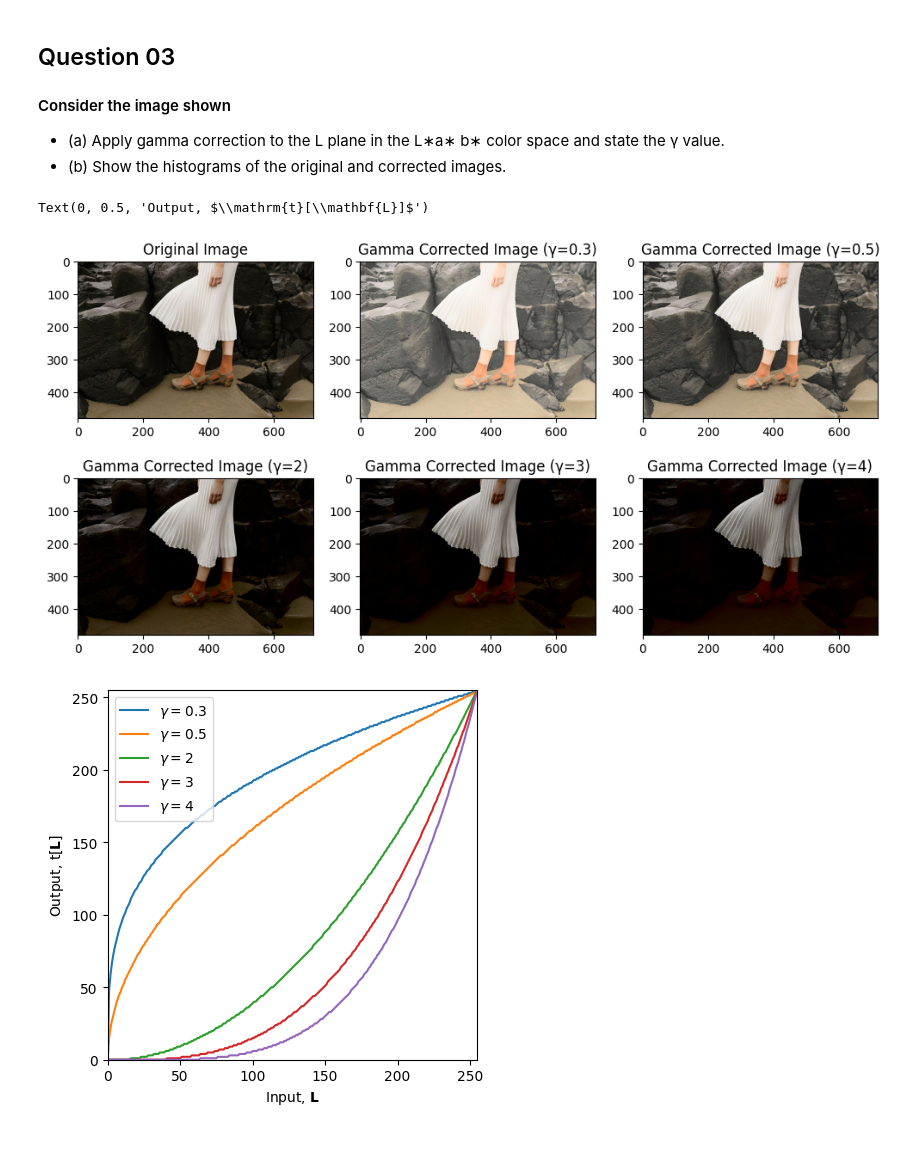
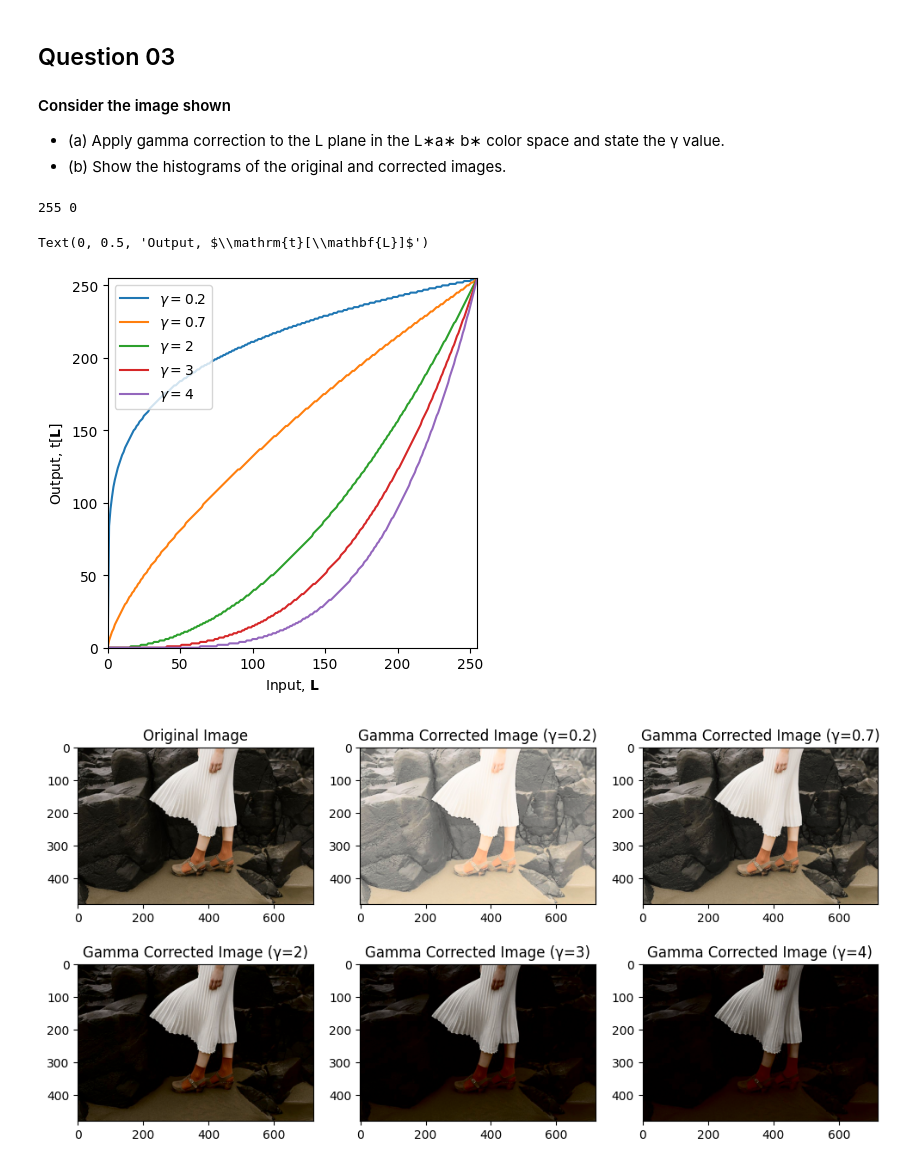
Before and after one commit to HimethW/Intensity-Transformations-and-Neighborhood-Filtering, a Jupyter notebook: Assignment1.ipynb, the cells around one changed output. Cells and saved outputs as stored; diff of their text form; code cells hidden in the pictures.

```diff
--- a/Assignment1.ipynb
+++ b/Assignment1.ipynb
@@ -102,36 +102,50 @@ plt.show()
 # %%
 #load image in colour and show uisng matplotlib
 image = cv.imread('a1images/highlights_and_shadows.jpg')
 #Apply gamma correction to the L plane in the L∗a∗ b∗ color space and state the γ value.
 image_lab = cv.cvtColor(image, cv.COLOR_BGR2Lab)
 L,a,b = cv.split(image_lab)
-gamma_vals = [0.3,0.5,2,3,4]
+print(np.max(L), np.min(L))  # Check the range of L channel
+gamma_vals = [0.2,0.7,2,3,4]
+fig_gamma, ax_gamma = plt.subplots()
 fig_images, ax_images = plt.subplots(2, 3, figsize=(12, 6))
-fig_gamma, ax_gamma = plt.subplots()
+fig_hist, ax_hist = plt.subplots(3, 2, figsize=(12, 15))
+
+
 image_index = 0
+ax_images[0, 0].imshow(cv.cvtColor(image, cv.COLOR_BGR2RGB))
+ax_images[0, 0].set_title('Original Image')
+ax_hist[0,0].hist(cv.cvtColor(image, cv.COLOR_BGR2GRAY).ravel(), bins=256, range=(0, 256))
+ax_hist[0,0].set_title('Original Image Histogram')
 for gamma in gamma_vals:
   t = np.array([((i/255)**gamma)*255 for i in np.arange(0,256)]).astype(np.uint8)  # Gamma correction transformation
   #plot the curve
   ax_gamma.plot(t, label=fr'$\gamma = {gamma}$')
 
   L_corrected = cv.LUT(L, t)  # Apply gamma correction
   image_corrected = cv.merge((L_corrected, a, b))
   # Convert back to BGR color space
   image_corrected_bgr = cv.cvtColor(image_corrected, cv.COLOR_Lab2BGR)
   #plot the original and corrected images
   image_index += 1
-  ax_images[0, 0].imshow(cv.cvtColor(image, cv.COLOR_BGR2RGB))
-  ax_images[0, 0].set_title('Original Image')
+
   ax_images[image_index//3, image_index % 3].imshow(cv.cvtColor(image_corrected_bgr, cv.COLOR_BGR2RGB))
   ax_images[image_index//3, image_index % 3].set_title(f'Gamma Corrected Image (γ={gamma})')
+
+  #plot the histograms
+  grayscale_img = cv.cvtColor(image_corrected_bgr, cv.COLOR_BGR2GRAY)
+  ax_hist[image_index//2, image_index % 2].hist(grayscale_img.ravel(), bins=256, range=(0, 256))
+  ax_hist[image_index//2, image_index % 2].set_title(f'Gamma Corrected Image (γ={gamma})')
+
 
 ax_gamma.legend(loc='upper left')
 ax_gamma.set_xlim(0,255)
 ax_gamma.set_ylim(0,255)
 ax_gamma.set_aspect('equal')
 ax_gamma.set_xlabel(r'Input, $\mathbf{L}$')
-ax_gamma.set_ylabel('Output, $\mathrm{t}[\mathbf{L}]$')
+ax_gamma.set_ylabel(r'Output, $\mathrm{t}[\mathbf{L}]$')
 # %% [output]
-Text(0, 0.5, 'Output, $\\mathrm{t}[\\mathbf{L}]$')
+255 0
+Text(0, 0.5, 'Output, $\\mathrm{t}[\\mathbf{L}]$')
-[figure, old version]
+[figure, new version]
-[figure, old version]
+[figure, new version]
```
Also changed, not shown: parts of 2 cells of this notebook.
